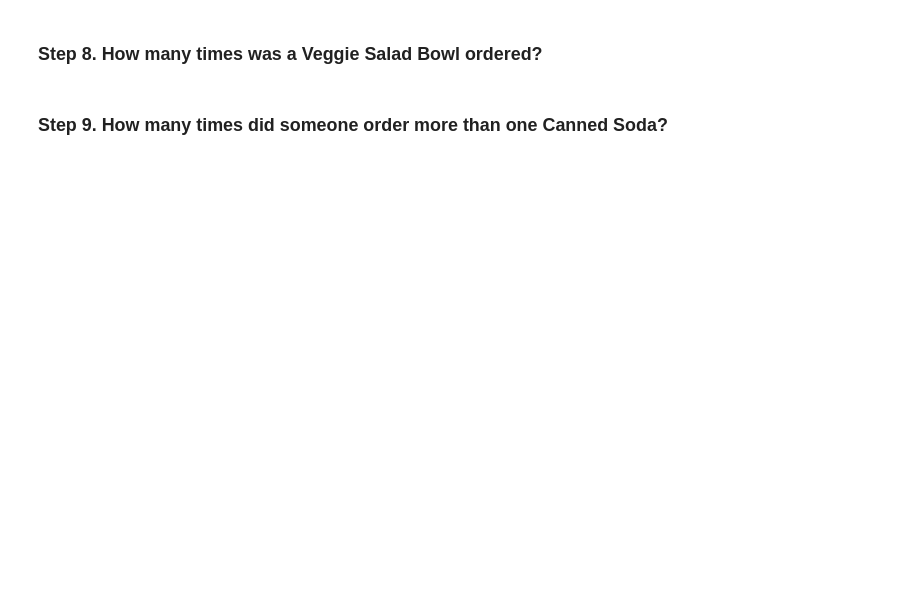
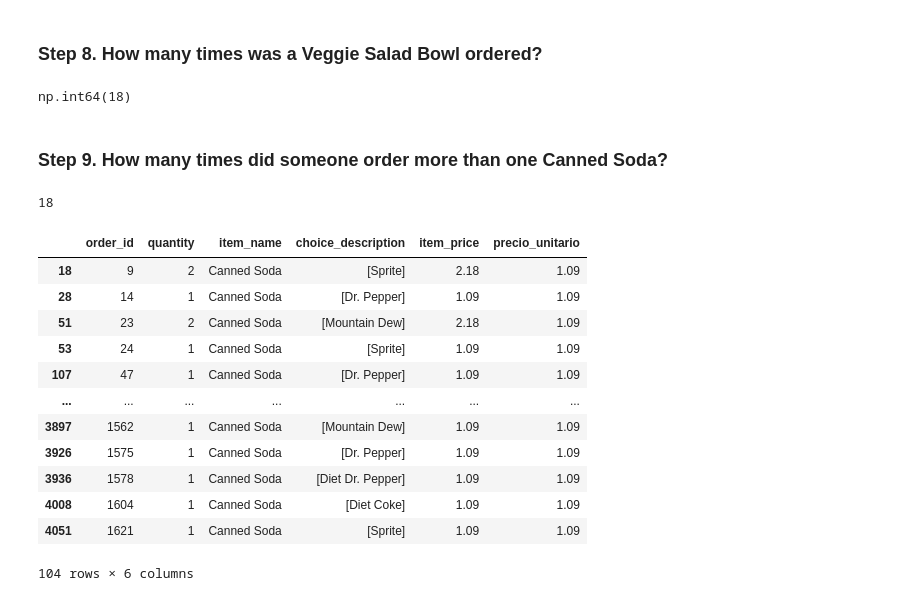
Before and after one commit to naiamerino/2026-02-BILBAO-FT-Data-Science, a Jupyter notebook: 2-Data_Analysis/2-Pandas/Practica/1-Chipotle/Chipotle_SOL_I_NMG.ipynb, the cells around one changed output. Cells and saved outputs as stored; diff of their text form; code cells hidden in the pictures; blank space fills up the shorter version.

```diff
--- a/2-Data_Analysis/2-Pandas/Practica/1-Chipotle/Chipotle_SOL_I_NMG.ipynb
+++ b/2-Data_Analysis/2-Pandas/Practica/1-Chipotle/Chipotle_SOL_I_NMG.ipynb
@@ -35,0 +59,11 @@ chipo ["item_name"] [chipo ["item_price"].idxmax()]
+# %%
+chipo["item_price"] = (
+    chipo["item_price"]
+    .str.replace("$", "", regex=False)  # quita el $
+    .astype(float))                       # convierte a float
+
+#Cuidado! No había convertido primero los precios a float. Lo hacía mal
+
+# Más cuidado! Item_price no es el precio unitario de cada producto!
+
+chipo ["item_name"] [chipo ["item_price"].idxmax()]
@@ -39,14 +86,14 @@ chipo ["item_name"] [chipo ["item_price"].idxmax()]
 # Había hecho esto pero no lo estaba haciendo bien
 #chipo ["item_price"] = chipo ["item_price"].str.replace ("$","").astype(float)
 
-# Así que he copiado de chatgpt
-chipo["item_price"] = (
-    chipo["item_price"]
-    .str.replace("$", "", regex=False)  # quita el $
-    .astype(float)                       # convierte a float
-)
+# Así que he copiado de chatgpt. Está ya hecho de arriba
+# chipo["item_price"] = (
+#     chipo["item_price"]
+#     .str.replace("$", "", regex=False)  # quita el $
+#     .astype(float)                       # convierte a float
 
-#chipo ["item_name"][chipo["item_price"] > 10.00].value_counts()
+
+
 #nunique devuelve número de elementos únicos
-chipo [chipo["item_price"] > 10.00] ["item_name"].nunique()
+chipo [chipo["precio_unitario"] > 10.00] ["item_name"].nunique()
 # %% [output]
@@ -83,6 +134,10 @@ chipo[chipo["total_prize"]>10]["order_id"].nunique()
 ### Step 5. What is the price of each item and name it unit_price. Get only item_name and unit_price
 # %%
 #chipo ["item_price"].rename ("unit_price") MAL
-chipo.rename (columns = {"item_price": "unit_price"}, inplace = True)
-items_prices = chipo.loc [:,["item_name","unit_price"]]
-items_prices
+# Hacer la columna nueva que ya habíamos hecho antes
+
+#chipo [["item_name", "precio_unitario"]]
+
+# chipo.rename (columns = {"item_price": "unit_price"}, inplace = True)
+items_prices = chipo [["item_name","precio_unitario"]]
+# items_prices
@@ -136,4 +253,30 @@ np.int64(31)
 # %% [markdown]
 ### Step 8. How many times was a Veggie Salad Bowl ordered?
+# %%
+#En cuantos pedidos hay Veggie Salad
+chipo["item_name"].value_counts()["Veggie Salad Bowl"]
+# %% [output]
+np.int64(18)
 # %% [markdown]
 ### Step 9. How many times did someone order more than one Canned Soda?
+# %%
+# La máscara filtra cuando item name es Canned soda y la cantidad mayor de uno. De esos que me devuelva cuantos order_ids diferentes
+chipo [(chipo["item_name"]== "Canned Soda") & (chipo["quantity"]>1)]["order_id"].nunique()
+# %% [output]
+18
+# %%
+chipo [(chipo ["item_name"] == "Canned Soda")]
+# %% [output]
+|  | order_id | quantity | item_name | choice_description | item_price | precio_unitario |
+| 18 | 9 | 2 | Canned Soda | [Sprite] | 2.18 | 1.09 |
+| 28 | 14 | 1 | Canned Soda | [Dr. Pepper] | 1.09 | 1.09 |
+| 51 | 23 | 2 | Canned Soda | [Mountain Dew] | 2.18 | 1.09 |
+| 53 | 24 | 1 | Canned Soda | [Sprite] | 1.09 | 1.09 |
+| 107 | 47 | 1 | Canned Soda | [Dr. Pepper] | 1.09 | 1.09 |
+| ... | ... | ... | ... | ... | ... | ... |
+| 3897 | 1562 | 1 | Canned Soda | [Mountain Dew] | 1.09 | 1.09 |
+| 3926 | 1575 | 1 | Canned Soda | [Dr. Pepper] | 1.09 | 1.09 |
+| 3936 | 1578 | 1 | Canned Soda | [Diet Dr. Pepper] | 1.09 | 1.09 |
+| 4008 | 1604 | 1 | Canned Soda | [Diet Coke] | 1.09 | 1.09 |
+| 4051 | 1621 | 1 | Canned Soda | [Sprite] | 1.09 | 1.09 |
+104 rows × 6 columns
```
Also changed, not shown: parts of 19 cells of this notebook, 9 other files.
